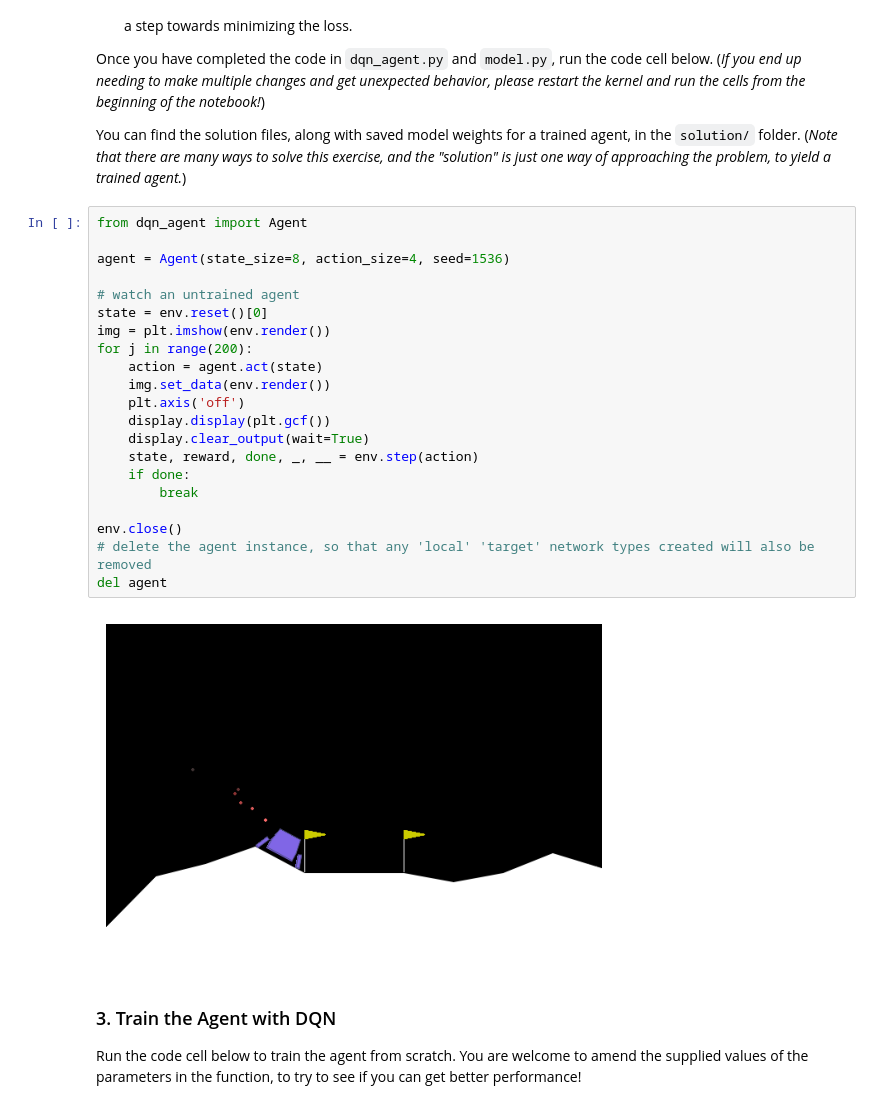
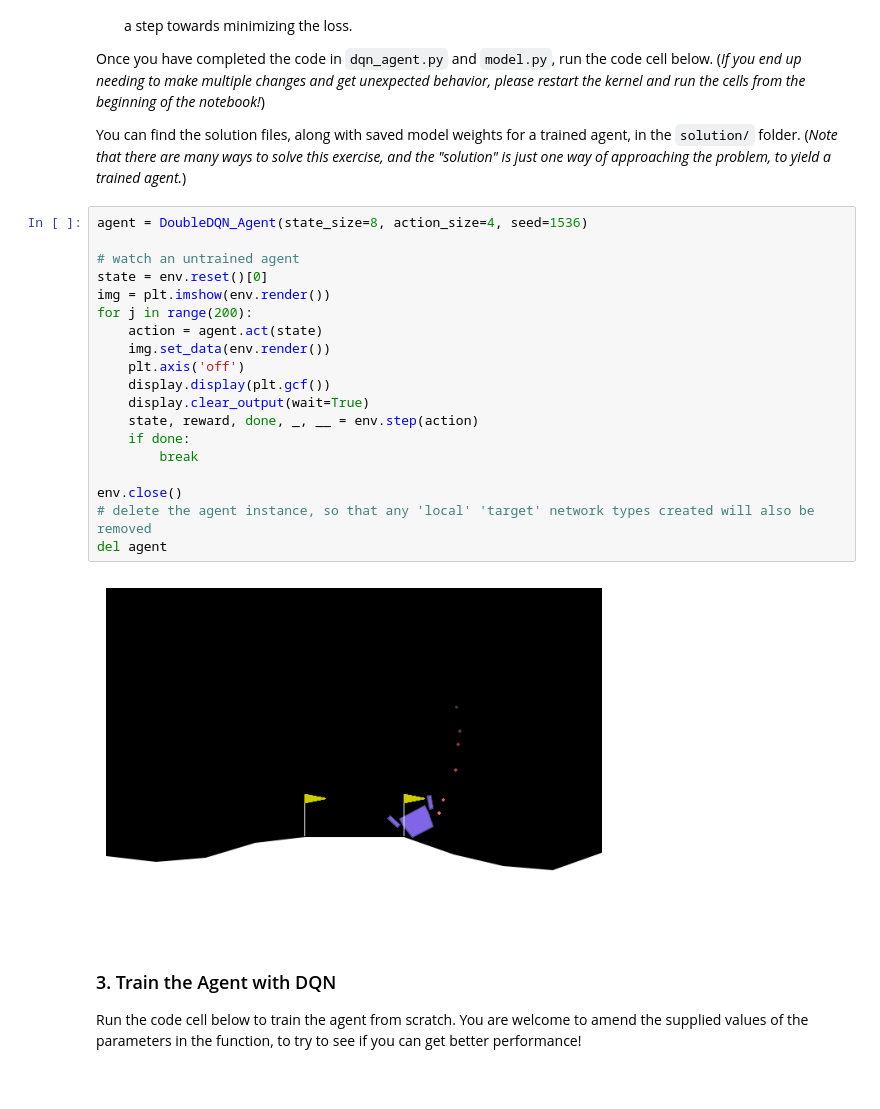
Before and after one commit to armhzjz/deep-reinforcement-learning, a Jupyter notebook: dqn/exercise/Deep_Q_Network.ipynb, the cells around one changed output. Drawn from its saved outputs; the diff is of its cells as text.

```diff
--- a/dqn/exercise/Deep_Q_Network.ipynb
+++ b/dqn/exercise/Deep_Q_Network.ipynb
@@ -58,28 +60,26 @@ Once you have completed the code in `dqn_agent.py` and `model.py`, run the code
 
 You can find the solution files, along with saved model weights for a trained agent, in the `solution/` folder.  (_Note that there are many ways to solve this exercise, and the "solution" is just one way of approaching the problem, to yield a trained agent._)
 # %%
-from dqn_agent import Agent
-
-agent = Agent(state_size=8, action_size=4, seed=1536)
+agent = DoubleDQN_Agent(state_size=8, action_size=4, seed=1536)
 
 # watch an untrained agent
 state = env.reset()[0]
 img = plt.imshow(env.render())
 for j in range(200):
     action = agent.act(state)
     img.set_data(env.render())
     plt.axis('off')
     display.display(plt.gcf())
     display.clear_output(wait=True)
     state, reward, done, _, __ = env.step(action)
     if done:
         break
 
 env.close()
 # delete the agent instance, so that any 'local' 'target' network types created will also be removed
 del agent
 # %% [output]
-[figure, old version]
+[figure, new version]
 # %% [markdown]
 ### 3. Train the Agent with DQN
 
```
Also changed, not shown: parts of 9 cells of this notebook, 1 other file.
